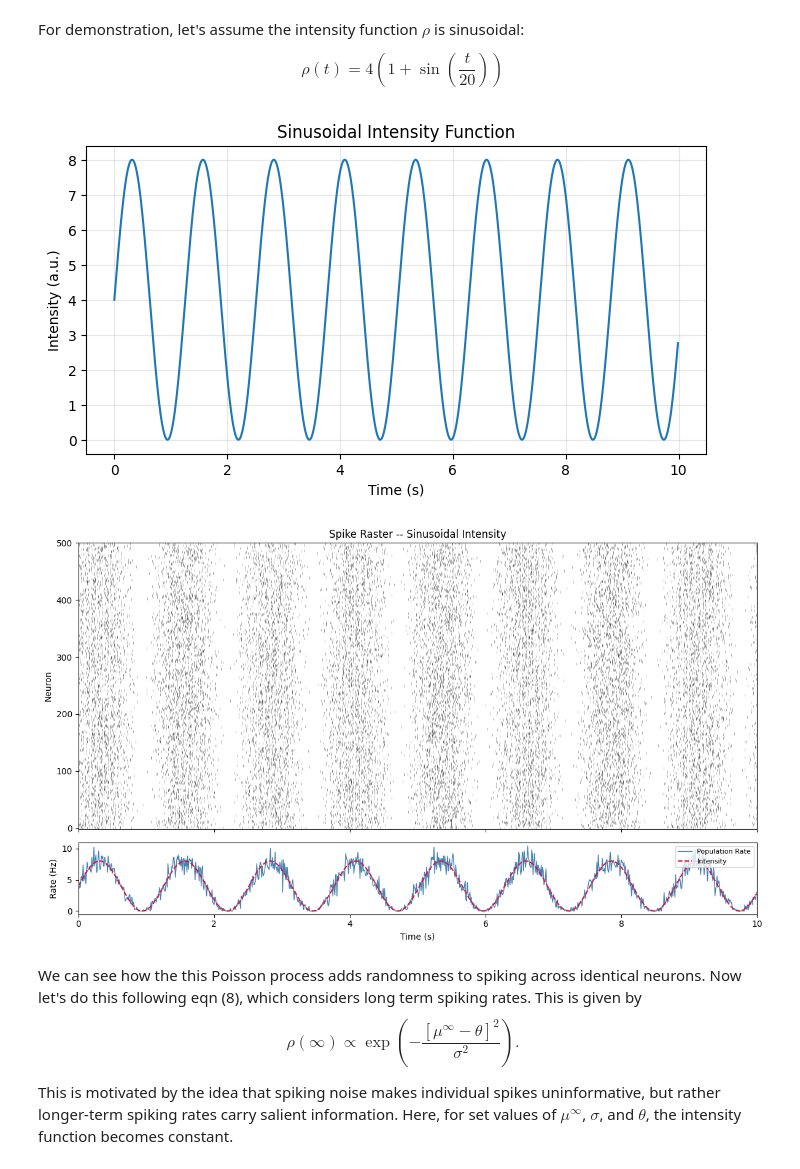
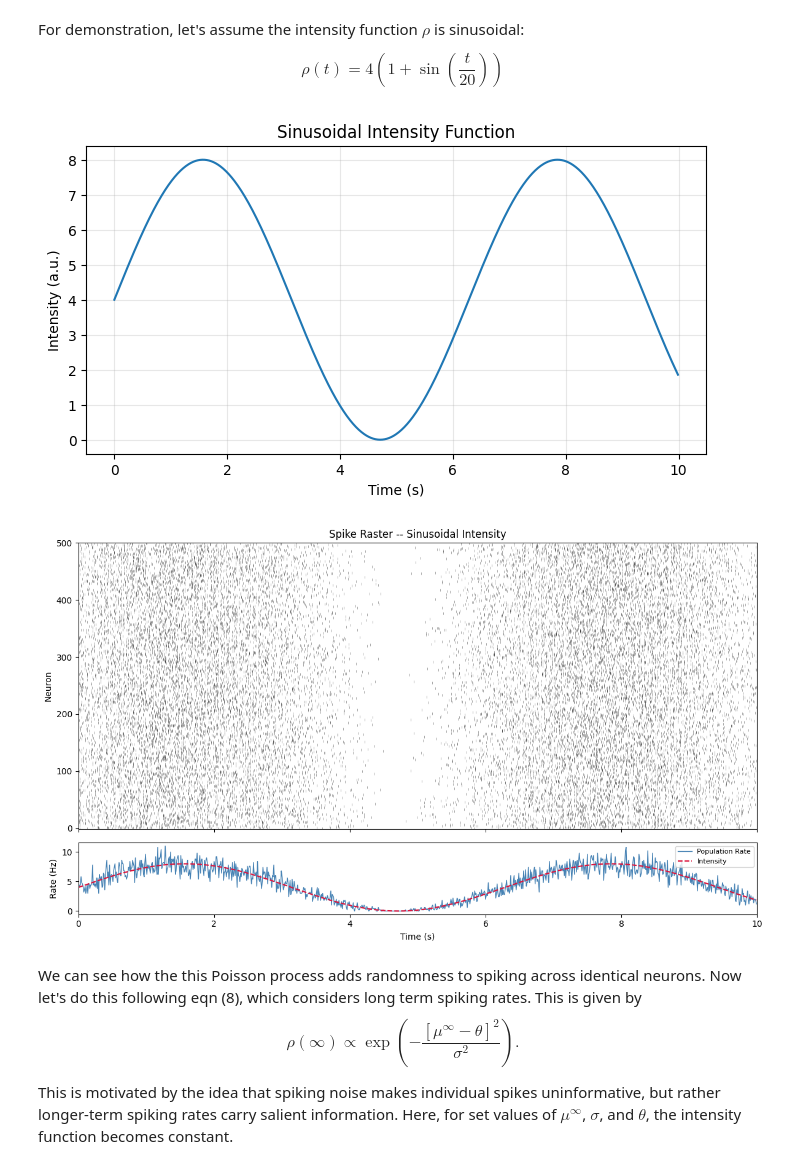
Before and after one commit to cory-wu/CCN-demos, a Jupyter notebook: Ch2/LNP.ipynb, the cells around one changed output. Cells and saved outputs as stored; diff of their text form; code cells hidden in the pictures.

```diff
--- a/Ch2/LNP.ipynb
+++ b/Ch2/LNP.ipynb
@@ -59,24 +59,24 @@ $$
 # %%
 t_max = 10
 dt = 0.01
 num_steps = int(t_max / dt)
 time = np.arange(0, t_max, dt)
 
 # Sinusoidal function
 intensity = np.zeros(num_steps)
 for i in range(num_steps):
-    intensity[i] = 4 * (1 + np.sin(i/20))
+    intensity[i] = 4 * (1 + np.sin(time[i]))
 
 # Plot
 fig, ax = plt.subplots(figsize=(8,4))
 ax.plot(time, intensity, label = "Intensity Function")
 ax.set_xlabel("Time (s)")
 ax.set_ylabel("Intensity (a.u.)")
 ax.set_title("Sinusoidal Intensity Function")
 ax.grid(alpha=0.3)
 plt.show()
 # %% [output]
-[figure, old version]
+[figure, new version]
 # %%
 # Non-homogenous Poisson Process
 
@@ -118,7 +118,7 @@ ax2.set_xlim(0, t_max)
 plt.tight_layout()
 plt.show()
 # %% [output]
-[figure, old version]
+[figure, new version]
 # %% [markdown]
 We can see how the this Poisson process adds randomness to spiking across identical neurons. Now let's do this following eqn (8), which considers long term spiking rates. This is given by
 $$
```
Also changed, not shown: parts of 4 cells of this notebook, 23 other files.
